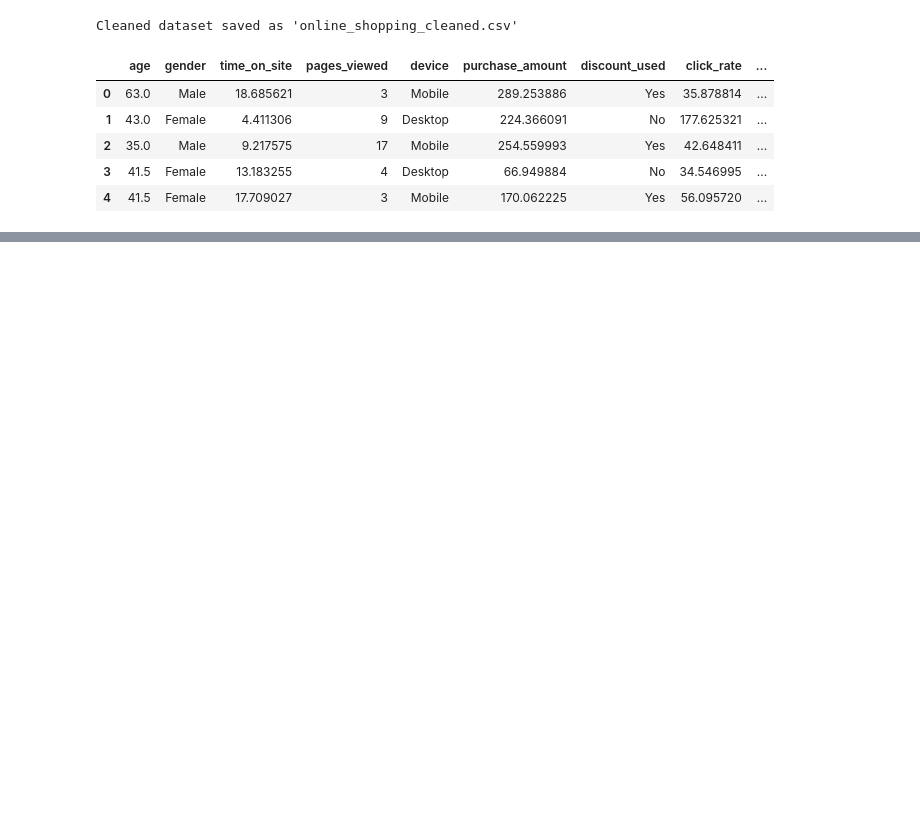
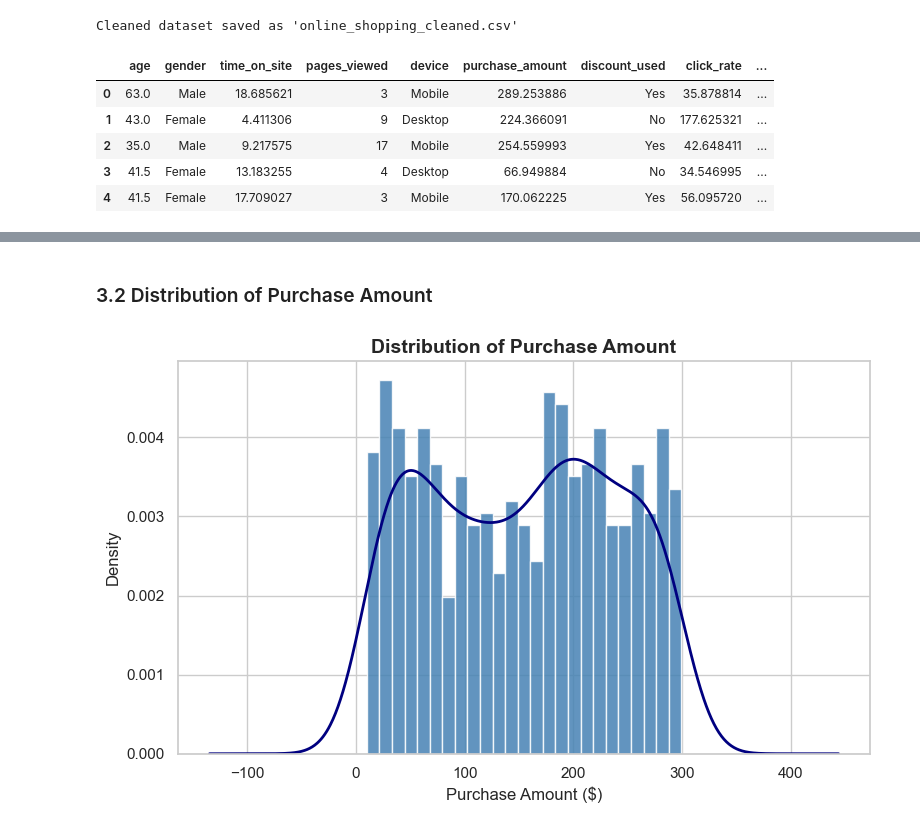
Before and after one commit to janajawabreh267/Data_Science_Project, a Jupyter notebook: notebooks/analysis.ipynb, the cells around one changed output, grey strips where cells are left out. Cells and saved outputs as stored; diff of their text form; code cells hidden in the pictures; blank space fills up the shorter version.

```diff
--- a/notebooks/analysis.ipynb
+++ b/notebooks/analysis.ipynb
@@ -246,0 +271,12 @@ Cleaned dataset saved as 'online_shopping_cleaned.csv'
+# %% [markdown]
+### 3.2 Distribution of Purchase Amount
+# %%
+fig, ax = plt.subplots(figsize=(8, 5))
+ax.hist(df_clean['purchase_amount'], bins=25, color='steelblue', edgecolor='white', alpha=0.85, density=True)
+df_clean['purchase_amount'].plot.kde(ax=ax, color='navy', linewidth=2)
+ax.set_title('Distribution of Purchase Amount', fontsize=14, fontweight='bold')
+ax.set_xlabel('Purchase Amount ($)'); ax.set_ylabel('Density')
+plt.tight_layout()
+plt.show()
+# %% [output]
+[figure, added]
```
Also changed, not shown: parts of 18 cells of this notebook.
